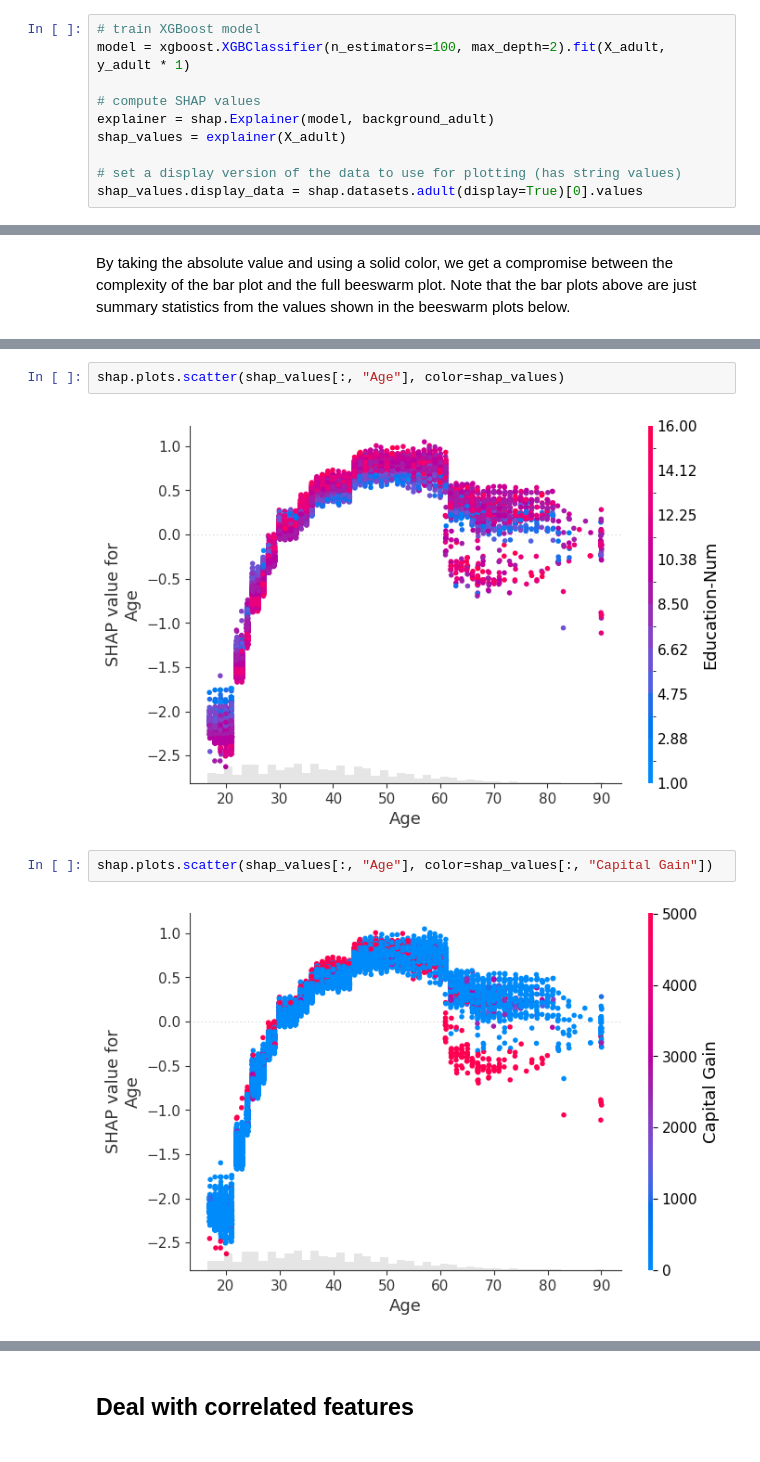
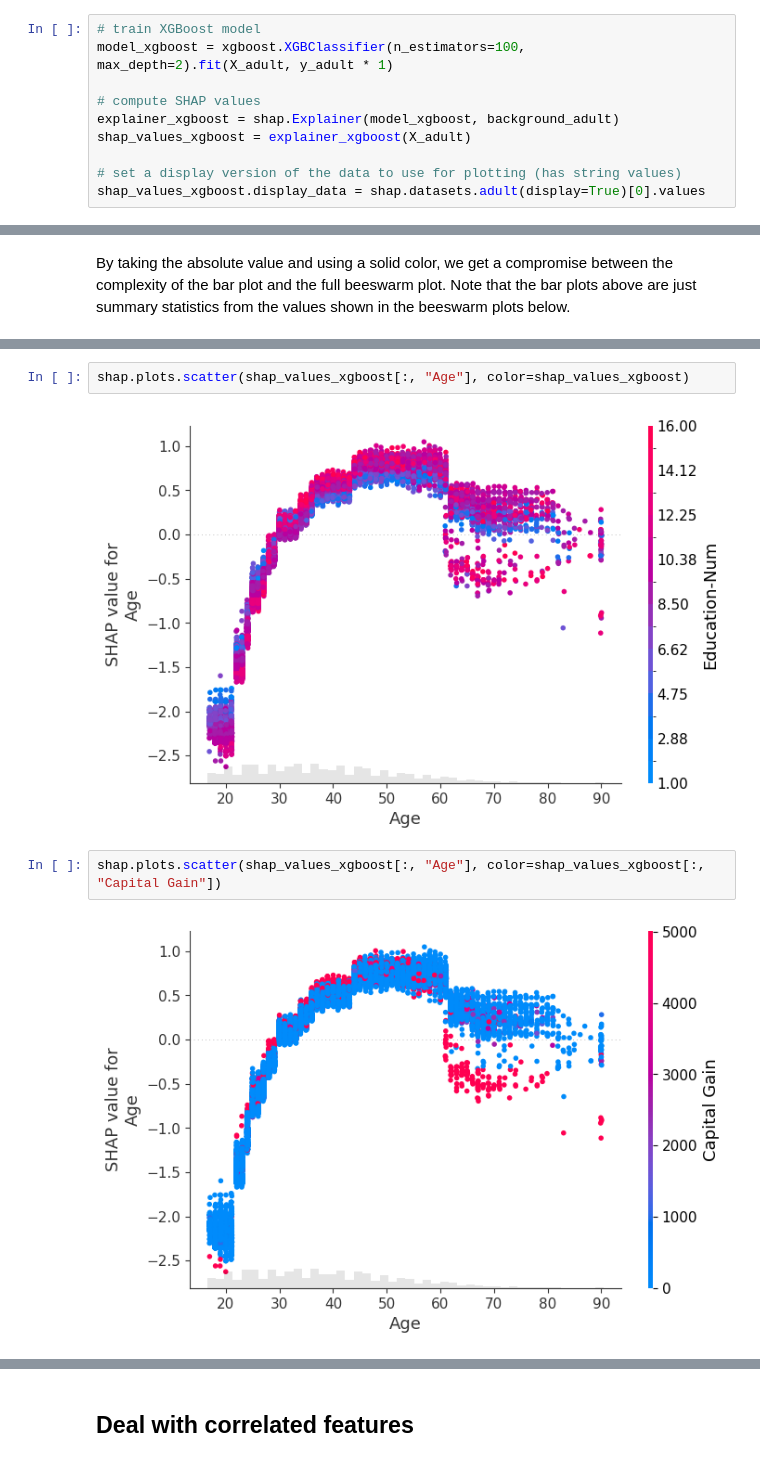
Before and after one commit to atulkumar2/shap, a Jupyter notebook: notebooks/overviews/An introduction to explainable AI with Shapley values.ipynb, the cells around one changed output, grey strips where cells are left out. Saved outputs shown, nothing was run; the diff lists cells and outputs as text.

```diff
--- a/notebooks/overviews/An introduction to explainable AI with Shapley values.ipynb
+++ b/notebooks/overviews/An introduction to explainable AI with Shapley values.ipynb
@@ -305,12 +307,12 @@ fig, ax = shap.partial_dependence_plot(
 ## Explain a non-additive boosted tree logistic regression model
 # %%
 # train XGBoost model
-model = xgboost.XGBClassifier(n_estimators=100, max_depth=2).fit(X_adult, y_adult * 1)
+model_xgboost = xgboost.XGBClassifier(n_estimators=100, max_depth=2).fit(X_adult, y_adult * 1)
 
 # compute SHAP values
-explainer = shap.Explainer(model, background_adult)
-shap_values = explainer(X_adult)
+explainer_xgboost = shap.Explainer(model_xgboost, background_adult)
+shap_values_xgboost = explainer_xgboost(X_adult)
 
 # set a display version of the data to use for plotting (has string values)
-shap_values.display_data = shap.datasets.adult(display=True)[0].values
+shap_values_xgboost.display_data = shap.datasets.adult(display=True)[0].values
 # %% [markdown]
@@ -349,9 +351,9 @@ shap.plots.scatter(shap_values[:, "Age"])
 # %%
-shap.plots.scatter(shap_values[:, "Age"], color=shap_values)
+shap.plots.scatter(shap_values_xgboost[:, "Age"], color=shap_values_xgboost)
 # %% [output]
-[figure, old version]
+[figure, new version]
 # %%
-shap.plots.scatter(shap_values[:, "Age"], color=shap_values[:, "Capital Gain"])
+shap.plots.scatter(shap_values_xgboost[:, "Age"], color=shap_values_xgboost[:, "Capital Gain"])
 # %% [output]
-[figure, old version]
+[figure, new version]
 # %%
```
Also changed, not shown: parts of 29 cells of this notebook.
